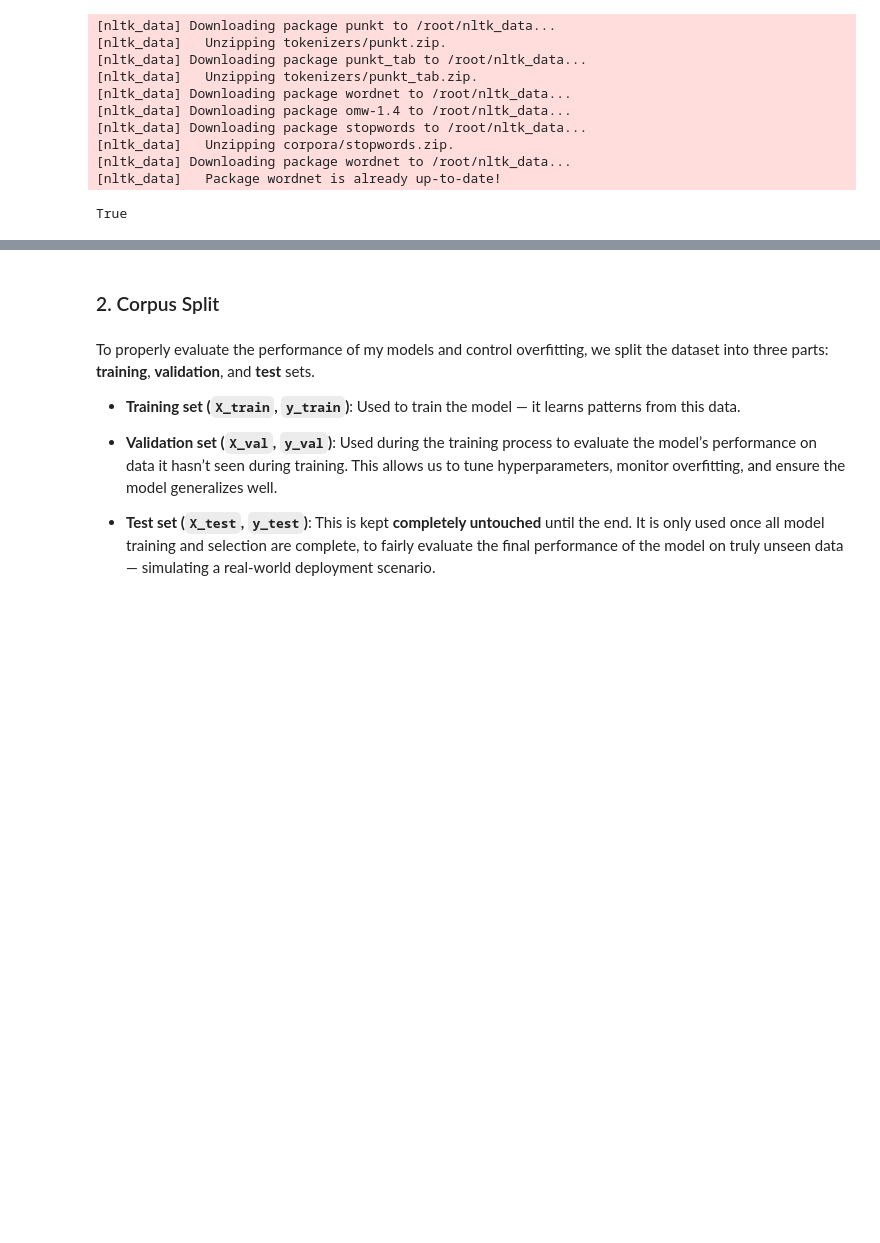
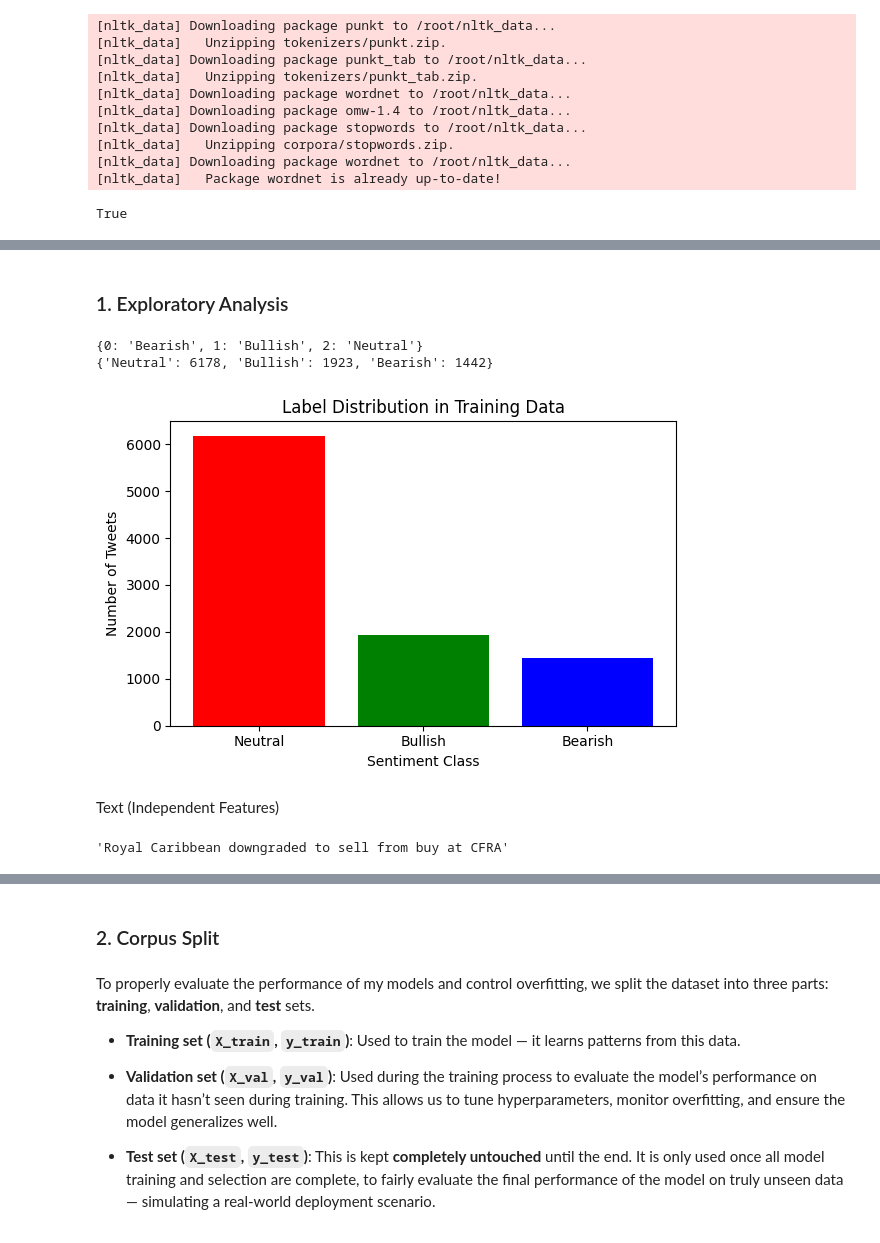
Before and after one commit to Port0goose/Text_Mining, a Jupyter notebook: tm_tests2_01.ipynb, the cells around one changed output, grey strips where cells are left out. Cells and saved outputs as stored; diff of their text form; code cells hidden in the pictures; blank space fills up the shorter version.

```diff
--- a/tm_tests2_01.ipynb
+++ b/tm_tests2_01.ipynb
@@ -85,2 +156,4 @@ test_df = pd.DataFrame(data=test_data).reset_index(drop=True)
+# %% [markdown]
+### 1. Exploratory Analysis
 # %%
 label_count = train_df["label"].value_counts()
@@ -87,3 +161,30 @@ label_count = train_df["label"].value_counts()
 label_map = {0: "Bearish", 1: "Bullish", 2: "Neutral"}
 
 label_distribution = {label_map[i]: int(count) for i, count in label_count.items()}
+# %%
+print(label_map)
+print(label_distribution)
+# %% [output]
+{0: 'Bearish', 1: 'Bullish', 2: 'Neutral'}
+{'Neutral': 6178, 'Bullish': 1923, 'Bearish': 1442}
+# %%
+labels = list(label_distribution.keys())
+values = list(label_distribution.values())
+
+# Plot the label distribution
+plt.figure(figsize=(6, 4))
+plt.bar(labels, values, color=['red', 'green', 'blue'])
+plt.title("Label Distribution in Training Data")
+plt.ylabel("Number of Tweets")
+plt.xlabel("Sentiment Class")
+plt.tight_layout()
+plt.show()
+# %% [output]
+[figure, added]
+# %% [markdown]
+Text (Independent Features)
+# %%
+#Check a random text
+train_df['text'][105]
+# %% [output]
+'Royal Caribbean downgraded to sell from buy at CFRA'
```
Also changed, not shown: parts of 38 cells of this notebook, 1 other file.
